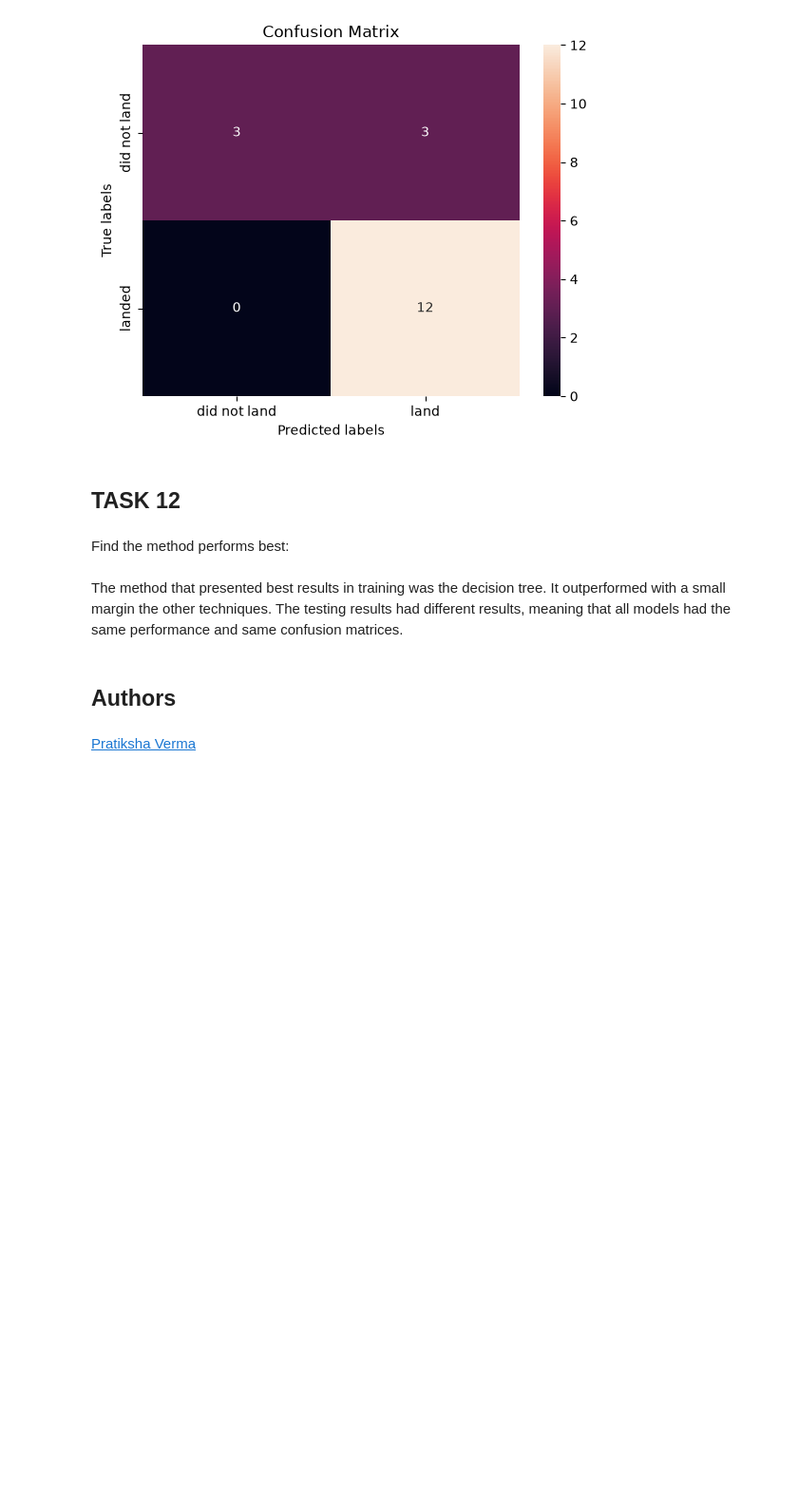
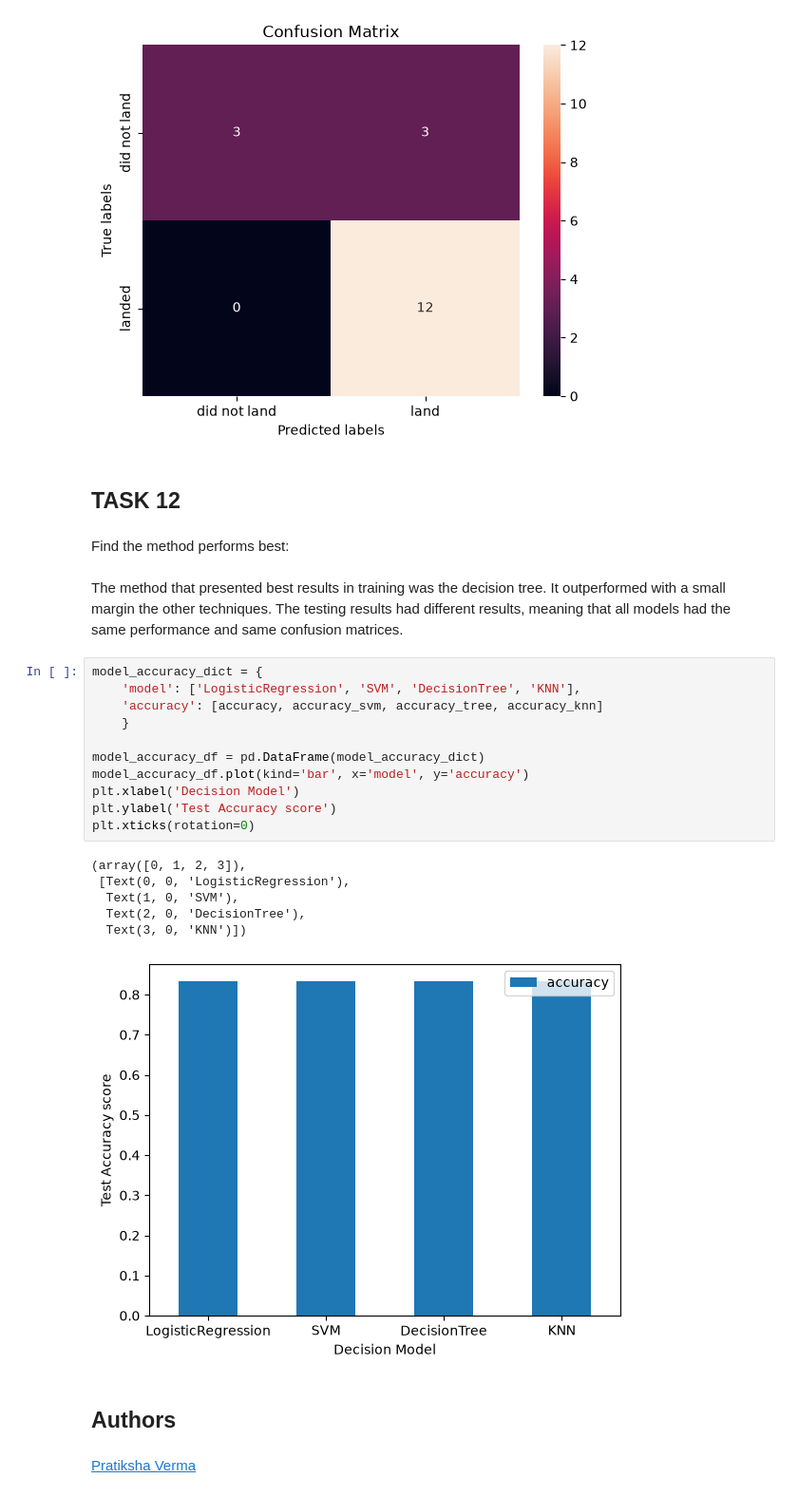
Before and after one commit to RobertMatei35/DataScienceCert, a Jupyter notebook: 10_AppliedDataScienceCapstone/Module 4 - Machine Learning/SpaceX-Machine-Learning-Prediction-Part-5-v1.ipynb, the cells around one changed output. Shown at 95% size. Cells and saved outputs as stored; diff of their text form; blank space fills up the shorter version.

```diff
--- a/10_AppliedDataScienceCapstone/Module 4 - Machine Learning/SpaceX-Machine-Learning-Prediction-Part-5-v1.ipynb
+++ b/10_AppliedDataScienceCapstone/Module 4 - Machine Learning/SpaceX-Machine-Learning-Prediction-Part-5-v1.ipynb
@@ -380,6 +380,24 @@ Find the method performs best:
 # %% [markdown]
 The method that presented best results in training was the decision tree. It outperformed with a small margin the other techniques.
 The testing results had different results, meaning that all models had the same performance and same confusion matrices.
+# %%
+model_accuracy_dict = {
+    'model': ['LogisticRegression', 'SVM', 'DecisionTree', 'KNN'],
+    'accuracy': [accuracy, accuracy_svm, accuracy_tree, accuracy_knn]
+    }
+
+model_accuracy_df = pd.DataFrame(model_accuracy_dict)
+model_accuracy_df.plot(kind='bar', x='model', y='accuracy')
+plt.xlabel('Decision Model')
+plt.ylabel('Test Accuracy score')
+plt.xticks(rotation=0)
+# %% [output]
+(array([0, 1, 2, 3]),
+ [Text(0, 0, 'LogisticRegression'),
+  Text(1, 0, 'SVM'),
+  Text(2, 0, 'DecisionTree'),
+  Text(3, 0, 'KNN')])
+[figure, added]
 # %% [markdown]
 ## Authors
 # %% [markdown]
```
Also changed, not shown: parts of 2 cells of this notebook, 9 other files.
